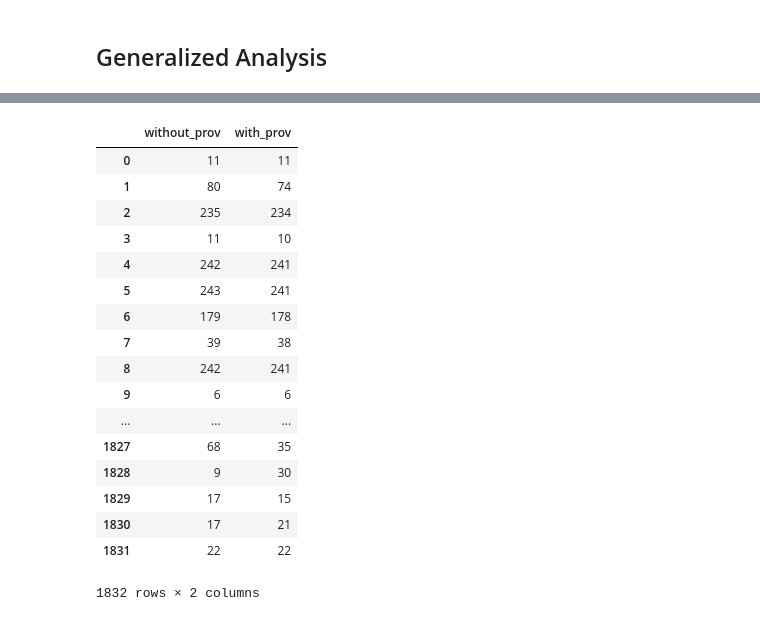
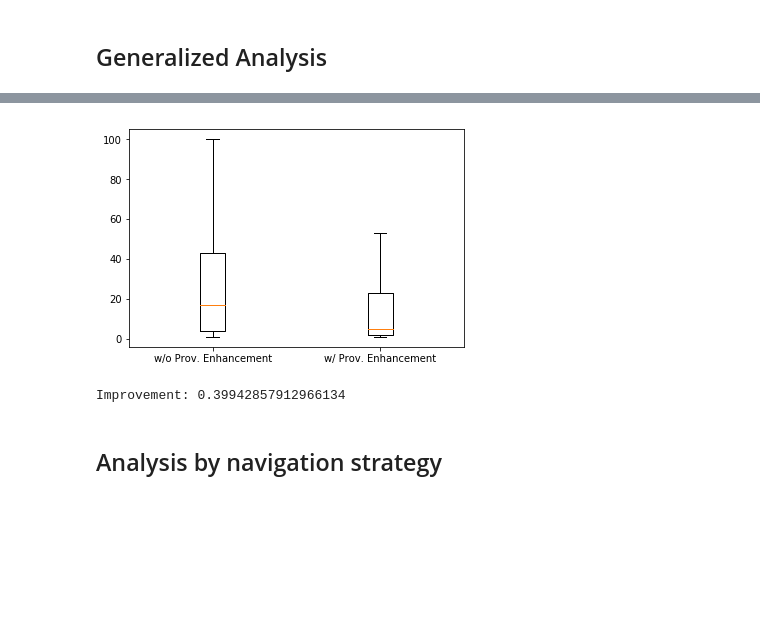
Before and after one commit to gems-uff/debugprov, a Jupyter notebook: experiments/13-Result_Analysis.ipynb, the cells around one changed output, grey strips where cells are left out. Drawn from its saved outputs; the diff is of its cells as text; code cells hidden in the pictures; blank space fills up the shorter version.

Commit message:
More updates in 13-Result_analysis.ipynb

```diff
--- a/experiments/13-Result_Analysis.ipynb
+++ b/experiments/13-Result_Analysis.ipynb
@@ -136,23 +108,15 @@ data_frame = pd.DataFrame({
 })
 data_frame.to_excel('analysis/generalized_analysis.xlsx')
 # %%
-data_frame
+data_frame.boxplot()
-# %% [output]
-|  | without_prov | with_prov |
-| 0 | 11 | 11 |
-| 1 | 80 | 74 |
-| 2 | 235 | 234 |
-| 3 | 11 | 10 |
-| 4 | 242 | 241 |
-| 5 | 243 | 241 |
-| 6 | 179 | 178 |
-| 7 | 39 | 38 |
-| 8 | 242 | 241 |
-| 9 | 6 | 6 |
-| ... | ... | ... |
-| 1827 | 68 | 35 |
-| 1828 | 9 | 30 |
-| 1829 | 17 | 15 |
-| 1830 | 17 | 21 |
-| 1831 | 22 | 22 |
-1832 rows × 2 columns
+# %%
+plt.boxplot([without_prov,with_prov],showfliers=False,labels=['w/o Prov. Enhancement','w/ Prov. Enhancement'])
+plt.savefig('analysis/generalized_analysis.pdf')
+# %% [output]
+[figure, added]
+# %%
+print("Improvement: {}".format((sum(without_prov) - sum(with_prov)) / sum(without_prov)))
+# %% [output]
+Improvement: 0.39942857912966134
+# %% [markdown]
+## Analysis by navigation strategy
```
Also changed, not shown: parts of 25 cells of this notebook.
